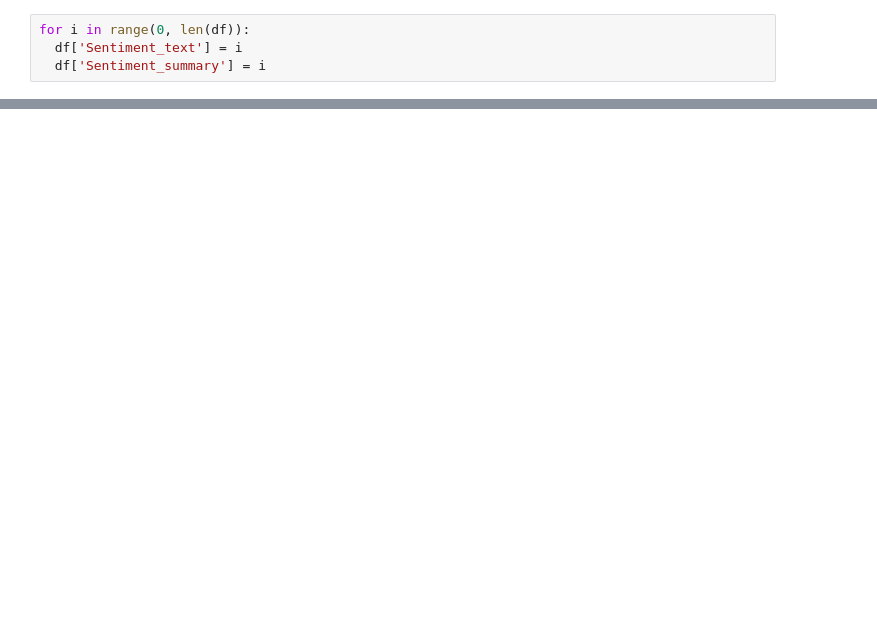
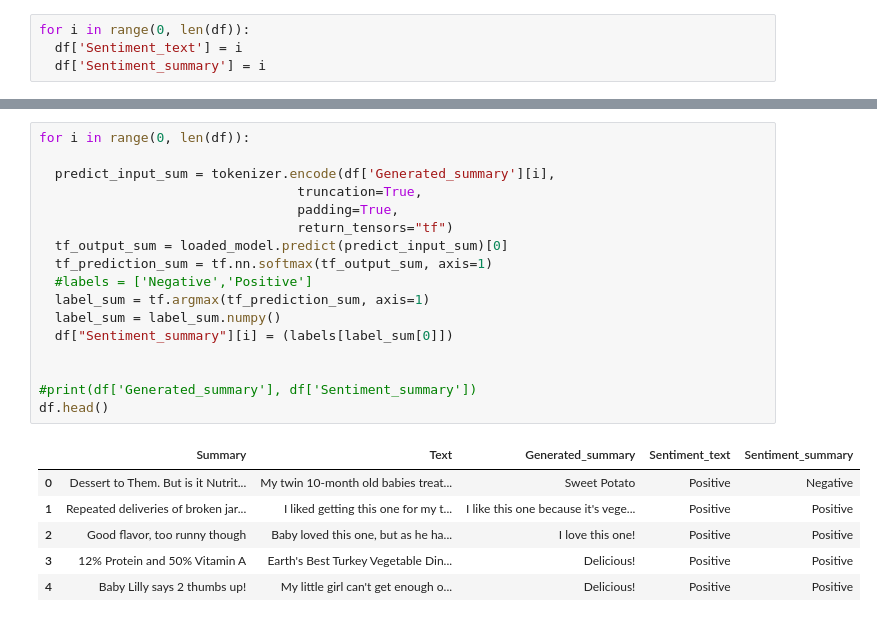
Before and after one commit to eshmaneva/DS-Practical, a Jupyter notebook: Classification.ipynb, the cells around one changed output, grey strips where cells are left out. Cells and saved outputs as stored; diff of their text form; blank space fills up the shorter version.

```diff
--- a/Classification.ipynb
+++ b/Classification.ipynb
@@ -321,0 +285,24 @@ TypeError: ignored
+# %%
+for i in range(0, len(df)):
+
+  predict_input_sum = tokenizer.encode(df['Generated_summary'][i],
+                                 truncation=True,
+                                 padding=True,
+                                 return_tensors="tf")
+  tf_output_sum = loaded_model.predict(predict_input_sum)[0]
+  tf_prediction_sum = tf.nn.softmax(tf_output_sum, axis=1)
+  #labels = ['Negative','Positive']
+  label_sum = tf.argmax(tf_prediction_sum, axis=1)
+  label_sum = label_sum.numpy()
+  df["Sentiment_summary"][i] = (labels[label_sum[0]])
+
+
+#print(df['Generated_summary'], df['Sentiment_summary'])
+df.head()
+# %% [output]
+|  | Summary | Text | Generated_summary | Sentiment_text | Sentiment_summary |
+| 0 | Dessert to Them. But is it Nutrit... | My twin 10-month old babies treat... | Sweet Potato | Positive | Negative |
+| 1 | Repeated deliveries of broken jar... | I liked getting this one for my t... | I like this one because it's vege... | Positive | Positive |
+| 2 | Good flavor, too runny though | Baby loved this one, but as he ha... | I love this one! | Positive | Positive |
+| 3 | 12% Protein and 50% Vitamin A | Earth's Best Turkey Vegetable Din... | Delicious! | Positive | Positive |
+| 4 | Baby Lilly says 2 thumbs up! | My little girl can't get enough o... | Delicious! | Positive | Positive |
```
Also changed, not shown: parts of 6 cells of this notebook.
